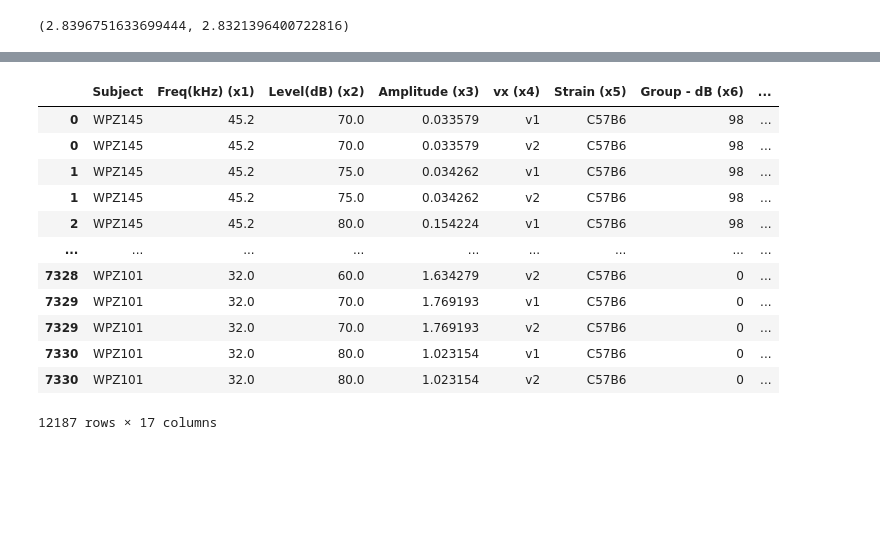
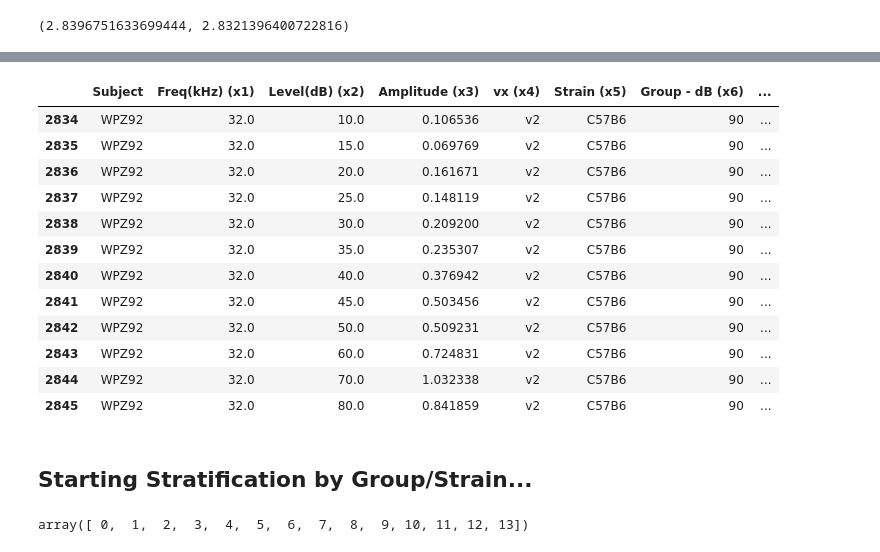
Before and after one commit to caylamiller/ABR2synapse, a Jupyter notebook: ABRlinear.ipynb, the cells around one changed output, grey strips where cells are left out. Saved outputs shown, nothing was run; the diff lists cells and outputs as text; code cells hidden in the pictures; blank space fills up the shorter version.

```diff
--- a/ABRlinear.ipynb
+++ b/ABRlinear.ipynb
@@ -863,17 +1045,30 @@ Name: CrossFreq_SIHCRatio (y2), Length: 12187, dtype: float64
-# %%
-final_clean_strained_grouped_pos_cleangroup_vs_timed2_avgvx
-# %% [output]
-|  | Subject | Freq(kHz) (x1) | Level(dB) (x2) | Amplitude (x3) | vx (x4) | Strain (x5) | Group - dB (x6) | ... |
-| 0 | WPZ145 | 45.2 | 70.0 | 0.033579 | v1 | C57B6 | 98 | ... |
-| 0 | WPZ145 | 45.2 | 70.0 | 0.033579 | v2 | C57B6 | 98 | ... |
-| 1 | WPZ145 | 45.2 | 75.0 | 0.034262 | v1 | C57B6 | 98 | ... |
-| 1 | WPZ145 | 45.2 | 75.0 | 0.034262 | v2 | C57B6 | 98 | ... |
-| 2 | WPZ145 | 45.2 | 80.0 | 0.154224 | v1 | C57B6 | 98 | ... |
-| ... | ... | ... | ... | ... | ... | ... | ... | ... |
-| 7328 | WPZ101 | 32.0 | 60.0 | 1.634279 | v2 | C57B6 | 0 | ... |
-| 7329 | WPZ101 | 32.0 | 70.0 | 1.769193 | v1 | C57B6 | 0 | ... |
-| 7329 | WPZ101 | 32.0 | 70.0 | 1.769193 | v2 | C57B6 | 0 | ... |
-| 7330 | WPZ101 | 32.0 | 80.0 | 1.023154 | v1 | C57B6 | 0 | ... |
-| 7330 | WPZ101 | 32.0 | 80.0 | 1.023154 | v2 | C57B6 | 0 | ... |
-12187 rows × 17 columns
+# %%
+# WPZ92	32.0, WPZ157	16.0
+final_clean_strained_grouped_pos_cleangroup_vs_timed2_avgvx[(final_clean_strained_grouped_pos_cleangroup_vs_timed2_avgvx['Subject'] == 'WPZ92') & (final_clean_strained_grouped_pos_cleangroup_vs_timed2_avgvx['Freq(kHz) (x1)'] == 32.0)]
+# %% [output]
+|  | Subject | Freq(kHz) (x1) | Level(dB) (x2) | Amplitude (x3) | vx (x4) | Strain (x5) | Group - dB (x6) | ... |
+| 2834 | WPZ92 | 32.0 | 10.0 | 0.106536 | v2 | C57B6 | 90 | ... |
+| 2835 | WPZ92 | 32.0 | 15.0 | 0.069769 | v2 | C57B6 | 90 | ... |
+| 2836 | WPZ92 | 32.0 | 20.0 | 0.161671 | v2 | C57B6 | 90 | ... |
+| 2837 | WPZ92 | 32.0 | 25.0 | 0.148119 | v2 | C57B6 | 90 | ... |
+| 2838 | WPZ92 | 32.0 | 30.0 | 0.209200 | v2 | C57B6 | 90 | ... |
+| 2839 | WPZ92 | 32.0 | 35.0 | 0.235307 | v2 | C57B6 | 90 | ... |
+| 2840 | WPZ92 | 32.0 | 40.0 | 0.376942 | v2 | C57B6 | 90 | ... |
+| 2841 | WPZ92 | 32.0 | 45.0 | 0.503456 | v2 | C57B6 | 90 | ... |
+| 2842 | WPZ92 | 32.0 | 50.0 | 0.509231 | v2 | C57B6 | 90 | ... |
+| 2843 | WPZ92 | 32.0 | 60.0 | 0.724831 | v2 | C57B6 | 90 | ... |
+| 2844 | WPZ92 | 32.0 | 70.0 | 1.032338 | v2 | C57B6 | 90 | ... |
+| 2845 | WPZ92 | 32.0 | 80.0 | 0.841859 | v2 | C57B6 | 90 | ... |
+# %% [markdown]
+## Starting Stratification by Group/Strain...
+# %%
+final_clean_strained_grouped_pos_cleangroup_vs_timed2_avgvx_encoded = final_clean_strained_grouped_pos_cleangroup_vs_timed2_avgvx.copy()
+final_clean_strained_grouped_pos_cleangroup_vs_timed2_avgvx_encoded['Strain (x5)'] = final_clean_strained_grouped_pos_cleangroup_vs_timed2_avgvx_encoded['Strain (x5)'].apply(lambda x: 0 if x == 'C57B6' else 1)
+
+encoder = LabelEncoder()
+final_clean_strained_grouped_pos_cleangroup_vs_timed2_avgvx_encoded['Group'] = encoder.fit_transform(pd.DataFrame(final_clean_strained_grouped_pos_cleangroup_vs_timed2_avgvx_encoded['Group']))
+
+np.unique(final_clean_strained_grouped_pos_cleangroup_vs_timed2_avgvx_encoded['Group'])
+# %% [output]
+array([ 0,  1,  2,  3,  4,  5,  6,  7,  8,  9, 10, 11, 12, 13])
 # %%
```
Also changed, not shown: parts of 40 cells of this notebook.
